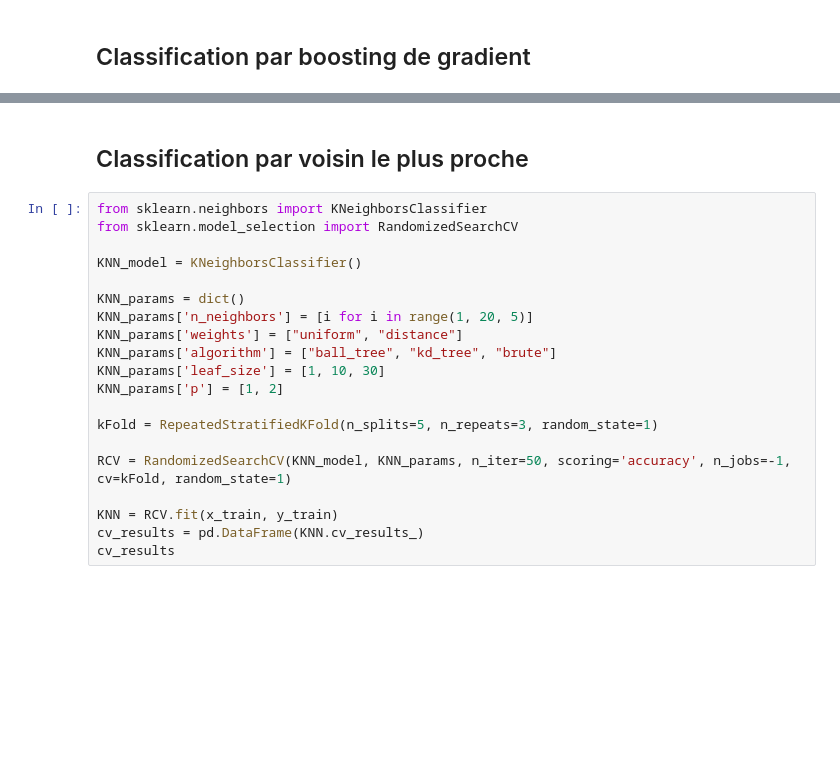
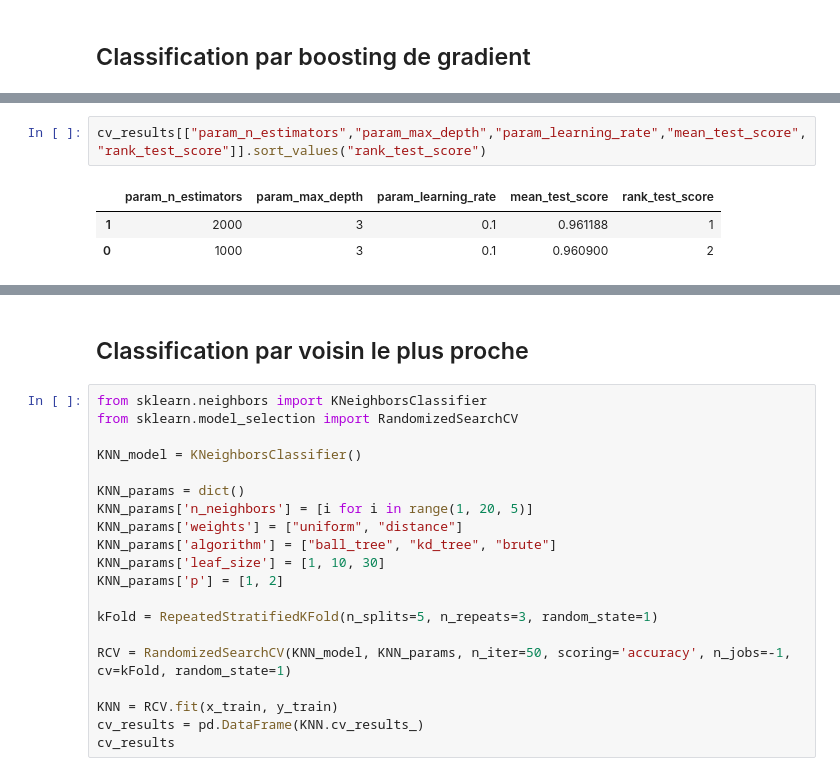
Before and after one commit to Julien-Faure/mines-ai-number-recognition-project, a Jupyter notebook: report-julien.ipynb, the cells around one changed output, grey strips where cells are left out. Cells and saved outputs as stored; diff of their text form; blank space fills up the shorter version.

```diff
--- a/report-julien.ipynb
+++ b/report-julien.ipynb
@@ -299,0 +370,6 @@ cv_results
+# %%
+cv_results[["param_n_estimators","param_max_depth","param_learning_rate","mean_test_score","rank_test_score"]].sort_values("rank_test_score")
+# %% [output]
+|  | param_n_estimators | param_max_depth | param_learning_rate | mean_test_score | rank_test_score |
+| 1 | 2000 | 3 | 0.1 | 0.961188 | 1 |
+| 0 | 1000 | 3 | 0.1 | 0.960900 | 2 |
```
Also changed, not shown: parts of 5 cells of this notebook.
